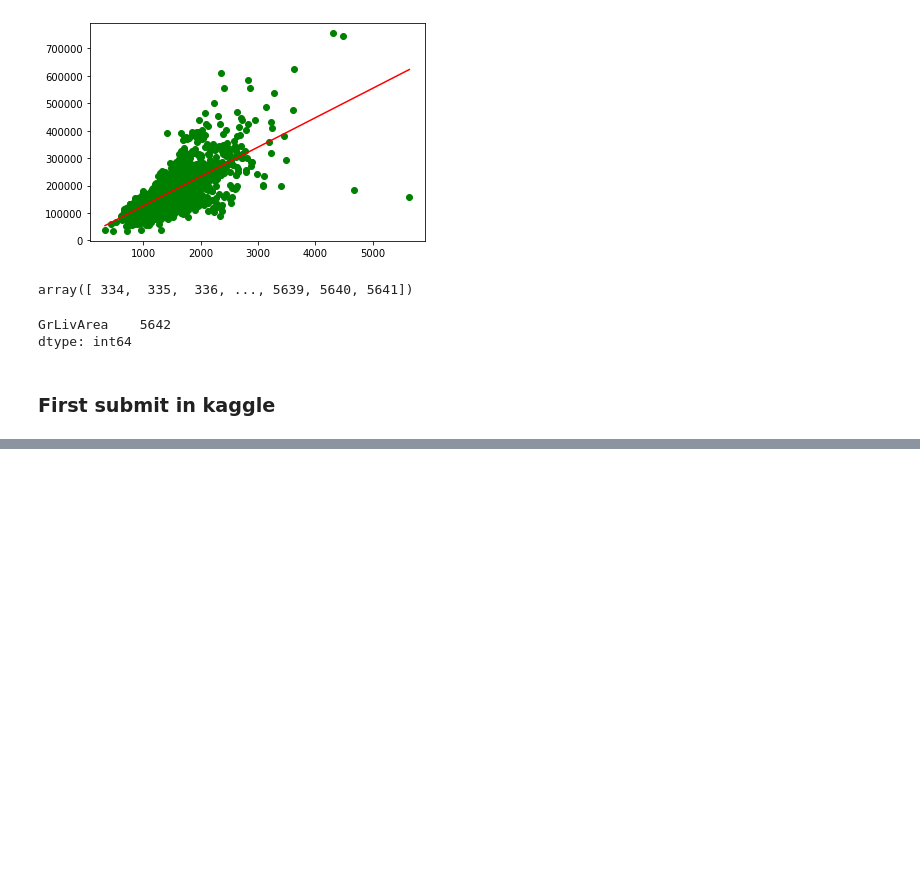
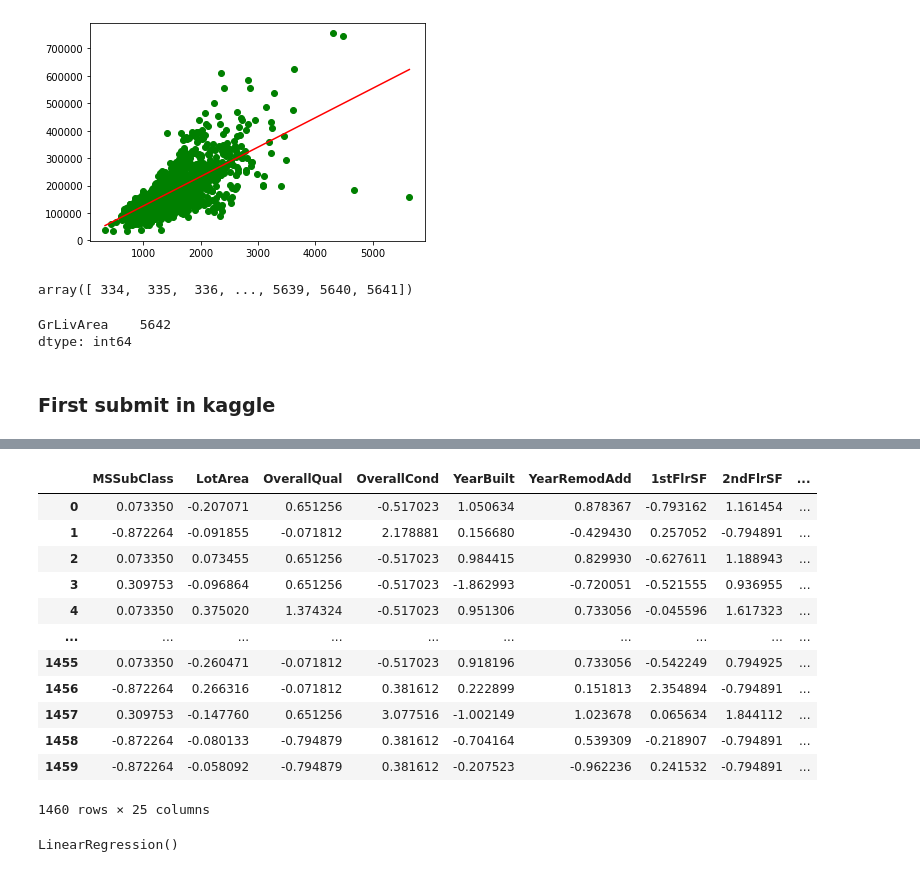
Before and after one commit to yannmb2/machine_learning_101, a Jupyter notebook: sklearn_102.ipynb, the cells around one changed output, grey strips where cells are left out. Cells and saved outputs as stored; diff of their text form; code cells hidden in the pictures; blank space fills up the shorter version.

```diff
--- a/sklearn_102.ipynb
+++ b/sklearn_102.ipynb
@@ -179,0 +202,16 @@ dtype: int64
+# %%
+num_multi
+# %% [output]
+|  | MSSubClass | LotArea | OverallQual | OverallCond | YearBuilt | YearRemodAdd | 1stFlrSF | 2ndFlrSF | ... |
+| 0 | 0.073350 | -0.207071 | 0.651256 | -0.517023 | 1.050634 | 0.878367 | -0.793162 | 1.161454 | ... |
+| 1 | -0.872264 | -0.091855 | -0.071812 | 2.178881 | 0.156680 | -0.429430 | 0.257052 | -0.794891 | ... |
+| 2 | 0.073350 | 0.073455 | 0.651256 | -0.517023 | 0.984415 | 0.829930 | -0.627611 | 1.188943 | ... |
+| 3 | 0.309753 | -0.096864 | 0.651256 | -0.517023 | -1.862993 | -0.720051 | -0.521555 | 0.936955 | ... |
+| 4 | 0.073350 | 0.375020 | 1.374324 | -0.517023 | 0.951306 | 0.733056 | -0.045596 | 1.617323 | ... |
+| ... | ... | ... | ... | ... | ... | ... | ... | ... | ... |
+| 1455 | 0.073350 | -0.260471 | -0.071812 | -0.517023 | 0.918196 | 0.733056 | -0.542249 | 0.794925 | ... |
+| 1456 | -0.872264 | 0.266316 | -0.071812 | 0.381612 | 0.222899 | 0.151813 | 2.354894 | -0.794891 | ... |
+| 1457 | 0.309753 | -0.147760 | 0.651256 | 3.077516 | -1.002149 | 1.023678 | 0.065634 | 1.844112 | ... |
+| 1458 | -0.872264 | -0.080133 | -0.794879 | 0.381612 | -0.704164 | 0.539309 | -0.218907 | -0.794891 | ... |
+| 1459 | -0.872264 | -0.058092 | -0.794879 | 0.381612 | -0.207523 | -0.962236 | 0.241532 | -0.794891 | ... |
+1460 rows × 25 columns
@@ -179,0 +224,4 @@ dtype: int64
+# %%
+model_muti.fit(x_multi,y_multi)
+# %% [output]
+LinearRegression()
```
Also changed, not shown: parts of 27 cells of this notebook, 1 other file.
